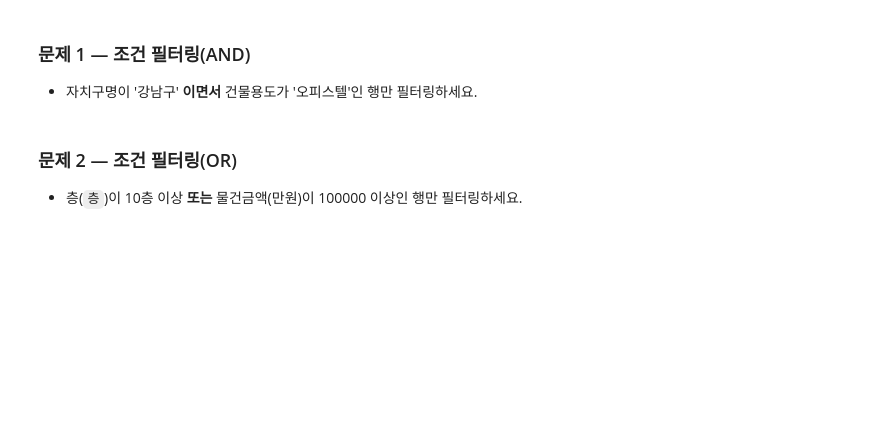
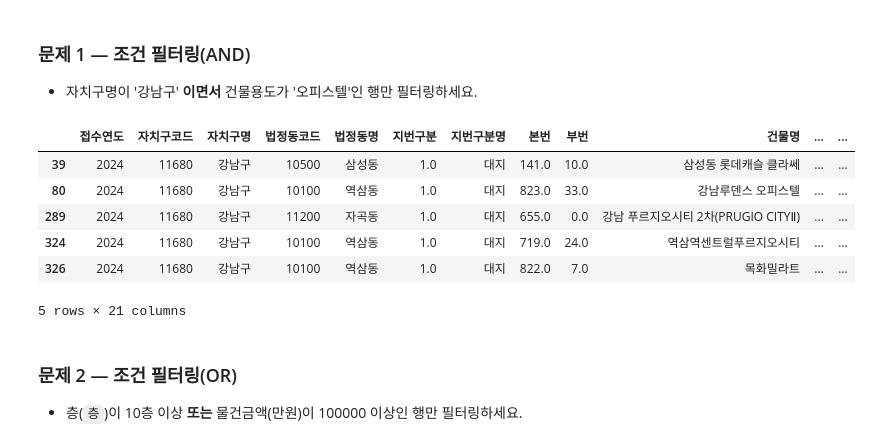
Before and after one commit to Magpie-Jo/Sparta, a Jupyter notebook: Camp/Pandas/pd_Basic 세션 미니 과제/2회차 미니과제/부동산/2회차 서울부동산2024_문제.ipynb, the cells around one changed output. Saved outputs shown, nothing was run; the diff lists cells and outputs as text; code cells hidden in the pictures; blank space fills up the shorter version.

```diff
--- a/Camp/Pandas/pd_Basic 세션 미니 과제/2회차 미니과제/부동산/2회차 서울부동산2024_문제.ipynb
+++ b/Camp/Pandas/pd_Basic 세션 미니 과제/2회차 미니과제/부동산/2회차 서울부동산2024_문제.ipynb
@@ -10,7 +24,24 @@ encoding="cp949" 옵션 권장
 ### 문제 1 — 조건 필터링(AND)
 - 자치구명이 '강남구' **이면서** 건물용도가 '오피스텔'인 행만 필터링하세요.
 # %%
-# TODO: 여기에서 코드를 작성하세요.
+df1 = df
+
+cond_local = (df1['자치구명'] == '강남구')
+cond_Build_use = (df1['건물용도'] == '오피스텔')
+
+all_cond = cond_local & cond_Build_use
+
+df1 = df1[all_cond]
+
+df1.head()
+# %% [output]
+|  | 접수연도 | 자치구코드 | 자치구명 | 법정동코드 | 법정동명 | 지번구분 | 지번구분명 | 본번 | 부번 | 건물명 | ... | ... |
+| 39 | 2024 | 11680 | 강남구 | 10500 | 삼성동 | 1.0 | 대지 | 141.0 | 10.0 | 삼성동 롯데캐슬 클라쎄 | ... | ... |
+| 80 | 2024 | 11680 | 강남구 | 10100 | 역삼동 | 1.0 | 대지 | 823.0 | 33.0 | 강남루덴스 오피스텔 | ... | ... |
+| 289 | 2024 | 11680 | 강남구 | 11200 | 자곡동 | 1.0 | 대지 | 655.0 | 0.0 | 강남 푸르지오시티 2차(PRUGIO CITYⅡ) | ... | ... |
+| 324 | 2024 | 11680 | 강남구 | 10100 | 역삼동 | 1.0 | 대지 | 719.0 | 24.0 | 역삼역센트럴푸르지오시티 | ... | ... |
+| 326 | 2024 | 11680 | 강남구 | 10100 | 역삼동 | 1.0 | 대지 | 822.0 | 7.0 | 목화밀라트 | ... | ... |
+5 rows × 21 columns
 # %% [markdown]
 ### 문제 2 — 조건 필터링(OR)
 - 층(`층`)이 10층 이상 **또는** 물건금액(만원)이 100000 이상인 행만 필터링하세요.
```
Also changed, not shown: parts of 12 cells of this notebook.
